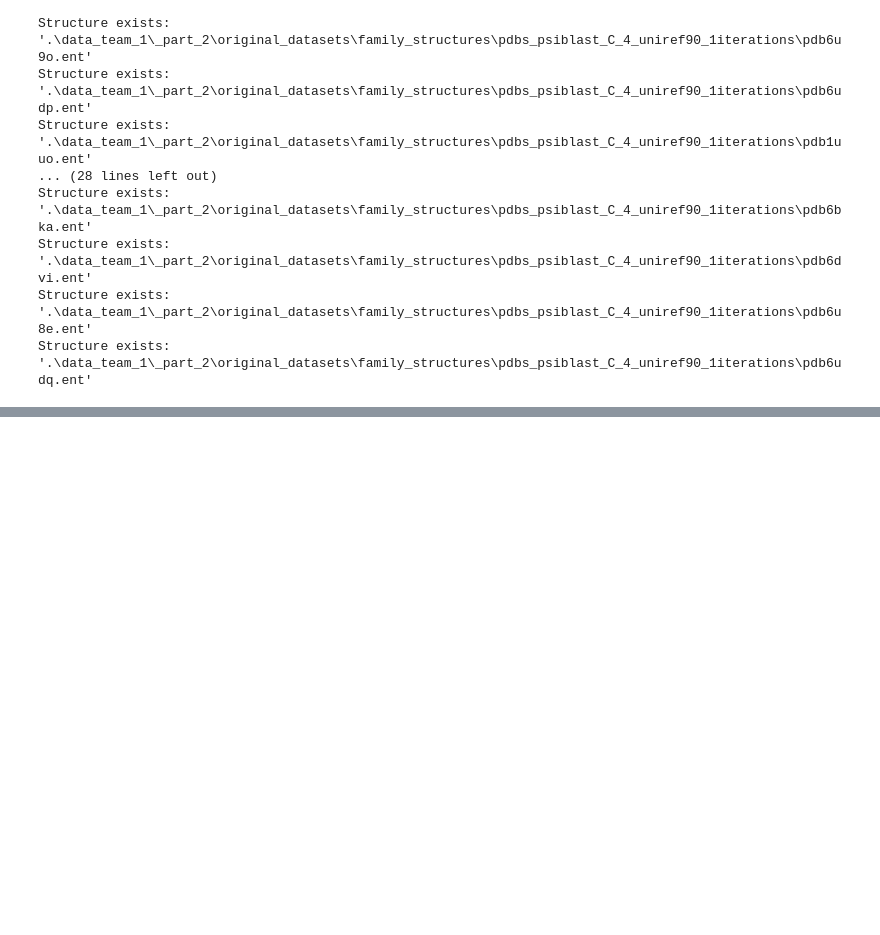
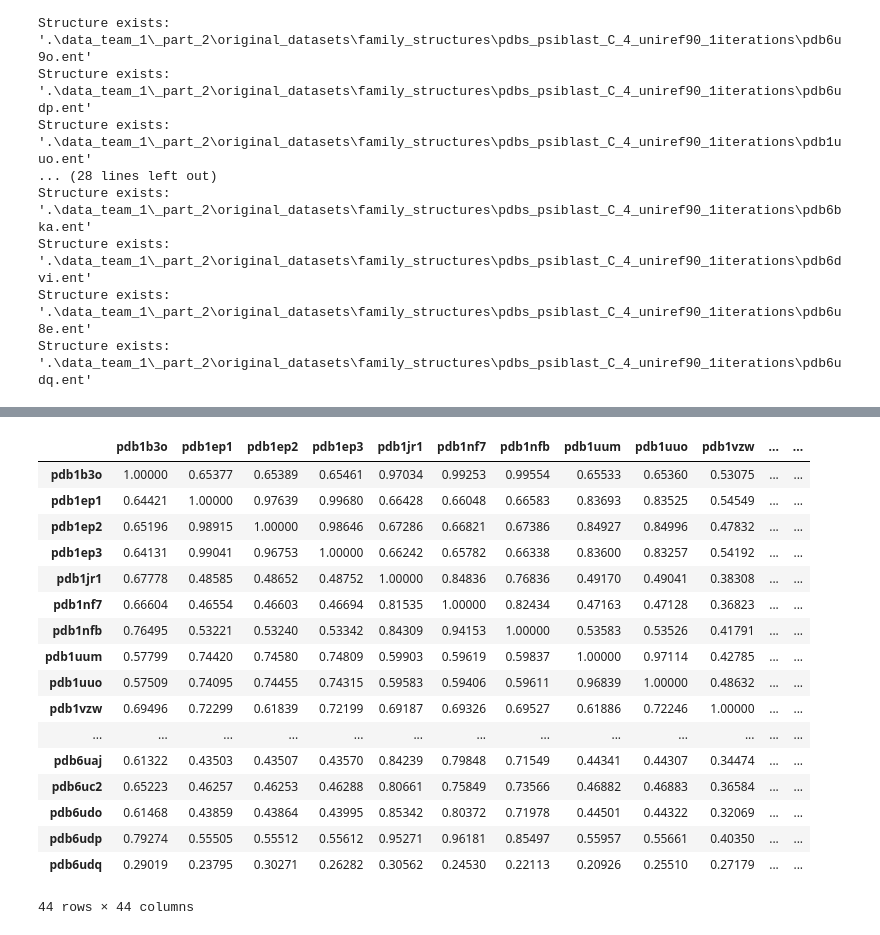
Before and after one commit to AlessandroManente/BD_Project_DS, a Jupyter notebook: Team_1_Project.ipynb, the cells around one changed output, grey strips where cells are left out. Drawn from its saved outputs; the diff is of its cells as text; code cells hidden in the pictures; blank space fills up the shorter version.

```diff
--- a/Team_1_Project.ipynb
+++ b/Team_1_Project.ipynb
@@ -205,0 +257,23 @@ Structure exists: '.\data_team_1\_part_2\original_datasets\family_structures\pdb
+# %%
+tmscorematrix = create_tmscores_matrix()
+tmscorematrix.to_csv(".\\data_team_1\\_part_2\\original_datasets\\family_structures\\pdbs_psiblast_C_4_uniref90_1iterations\\tmscores_{}.csv".format(bestmodel))
+tmscorematrix
+# %% [output]
+|  | pdb1b3o | pdb1ep1 | pdb1ep2 | pdb1ep3 | pdb1jr1 | pdb1nf7 | pdb1nfb | pdb1uum | pdb1uuo | pdb1vzw | ... | ... |
+| pdb1b3o | 1.00000 | 0.65377 | 0.65389 | 0.65461 | 0.97034 | 0.99253 | 0.99554 | 0.65533 | 0.65360 | 0.53075 | ... | ... |
+| pdb1ep1 | 0.64421 | 1.00000 | 0.97639 | 0.99680 | 0.66428 | 0.66048 | 0.66583 | 0.83693 | 0.83525 | 0.54549 | ... | ... |
+| pdb1ep2 | 0.65196 | 0.98915 | 1.00000 | 0.98646 | 0.67286 | 0.66821 | 0.67386 | 0.84927 | 0.84996 | 0.47832 | ... | ... |
+| pdb1ep3 | 0.64131 | 0.99041 | 0.96753 | 1.00000 | 0.66242 | 0.65782 | 0.66338 | 0.83600 | 0.83257 | 0.54192 | ... | ... |
+| pdb1jr1 | 0.67778 | 0.48585 | 0.48652 | 0.48752 | 1.00000 | 0.84836 | 0.76836 | 0.49170 | 0.49041 | 0.38308 | ... | ... |
+| pdb1nf7 | 0.66604 | 0.46554 | 0.46603 | 0.46694 | 0.81535 | 1.00000 | 0.82434 | 0.47163 | 0.47128 | 0.36823 | ... | ... |
+| pdb1nfb | 0.76495 | 0.53221 | 0.53240 | 0.53342 | 0.84309 | 0.94153 | 1.00000 | 0.53583 | 0.53526 | 0.41791 | ... | ... |
+| pdb1uum | 0.57799 | 0.74420 | 0.74580 | 0.74809 | 0.59903 | 0.59619 | 0.59837 | 1.00000 | 0.97114 | 0.42785 | ... | ... |
+| pdb1uuo | 0.57509 | 0.74095 | 0.74455 | 0.74315 | 0.59583 | 0.59406 | 0.59611 | 0.96839 | 1.00000 | 0.48632 | ... | ... |
+| pdb1vzw | 0.69496 | 0.72299 | 0.61839 | 0.72199 | 0.69187 | 0.69326 | 0.69527 | 0.61886 | 0.72246 | 1.00000 | ... | ... |
+| ... | ... | ... | ... | ... | ... | ... | ... | ... | ... | ... | ... | ... |
+| pdb6uaj | 0.61322 | 0.43503 | 0.43507 | 0.43570 | 0.84239 | 0.79848 | 0.71549 | 0.44341 | 0.44307 | 0.34474 | ... | ... |
+| pdb6uc2 | 0.65223 | 0.46257 | 0.46253 | 0.46288 | 0.80661 | 0.75849 | 0.73566 | 0.46882 | 0.46883 | 0.36584 | ... | ... |
+| pdb6udo | 0.61468 | 0.43859 | 0.43864 | 0.43995 | 0.85342 | 0.80372 | 0.71978 | 0.44501 | 0.44322 | 0.32069 | ... | ... |
+| pdb6udp | 0.79274 | 0.55505 | 0.55512 | 0.55612 | 0.95271 | 0.96181 | 0.85497 | 0.55957 | 0.55661 | 0.40350 | ... | ... |
+| pdb6udq | 0.29019 | 0.23795 | 0.30271 | 0.26282 | 0.30562 | 0.24530 | 0.22113 | 0.20926 | 0.25510 | 0.27179 | ... | ... |
+44 rows × 44 columns
```
Also changed, not shown: parts of 10 cells of this notebook, 9 other files.
